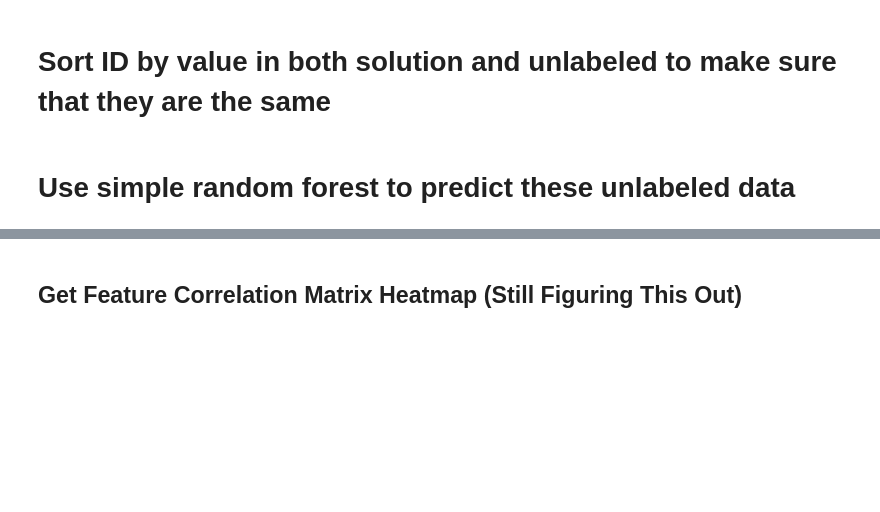
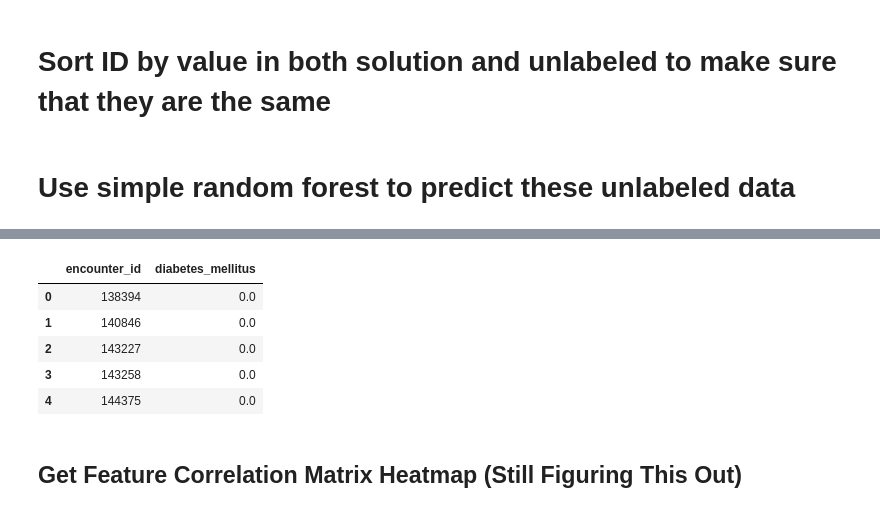
Before and after one commit to DaisyXinyiHe/diabetes_mellitus_predict, a Jupyter notebook: DataAnalysis.ipynb, the cells around one changed output, grey strips where cells are left out. Drawn from its saved outputs; the diff is of its cells as text; code cells hidden in the pictures; blank space fills up the shorter version.

```diff
--- a/DataAnalysis.ipynb
+++ b/DataAnalysis.ipynb
@@ -406,0 +420,12 @@ solution.head(10)
+# %%
+
+missing_pd = {'encounter_id':missing, 'diabetes_mellitus':missingvalue}
+missing_pd = pd.DataFrame(missing_pd)
+missing_pd
+# %% [output]
+|  | encounter_id | diabetes_mellitus |
+| 0 | 138394 | 0.0 |
+| 1 | 140846 | 0.0 |
+| 2 | 143227 | 0.0 |
+| 3 | 143258 | 0.0 |
+| 4 | 144375 | 0.0 |
```
Also changed, not shown: parts of 11 cells of this notebook.
